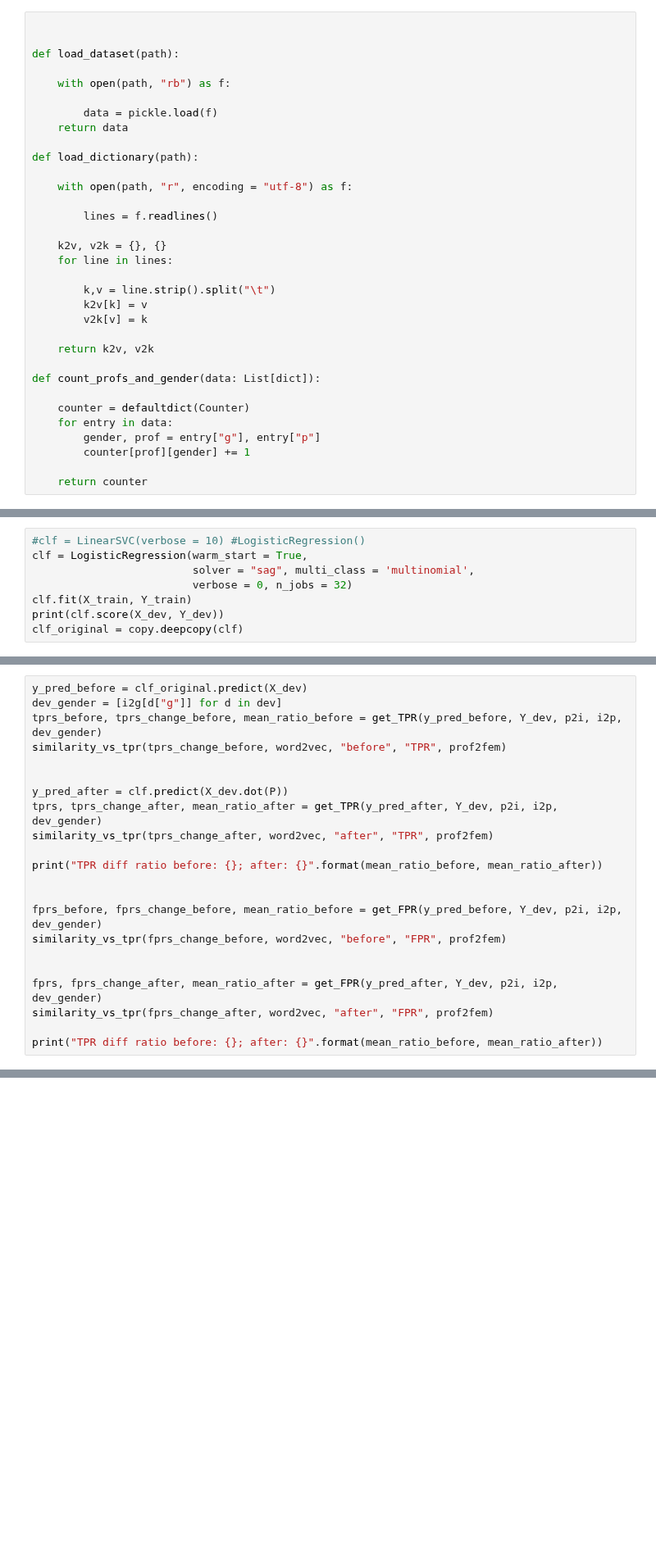
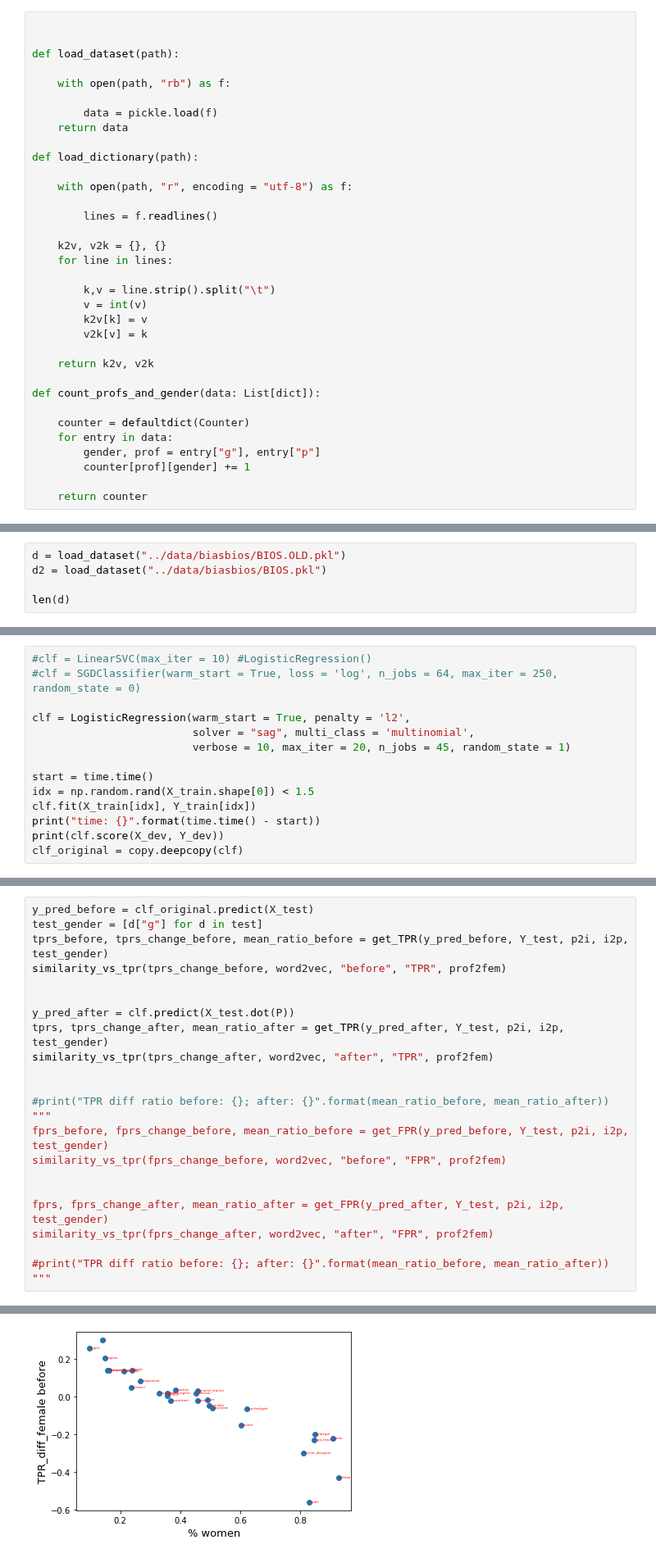
Before and after one commit to shauli-ravfogel/nullspace_projection, a Jupyter notebook: notebooks/biosbias2.ipynb, the cells around one changed output, grey strips where cells are left out. Shown at 82% size. Saved outputs shown, nothing was run; the diff lists cells and outputs as text; blank space fills up the shorter version.

```diff
--- a/notebooks/biosbias2.ipynb
+++ b/notebooks/biosbias2.ipynb
@@ -80,6 +76,7 @@ def load_dictionary(path):
     for line in lines:
 
         k,v = line.strip().split("\t")
+        v = int(v)
         k2v[k] = v
         v2k[v] = k
 
@@ -208,0 +243,5 @@ X_dev, Y_dev =  get_embeddings_based_dataset(dev, word2vec, p2i)
+# %%
+d = load_dataset("../data/biasbios/BIOS.OLD.pkl")
+d2 = load_dataset("../data/biasbios/BIOS.pkl")
+
+len(d)
@@ -209,8 +250,14 @@ X_dev, Y_dev =  get_embeddings_based_dataset(dev, word2vec, p2i)
 # %%
-#clf = LinearSVC(verbose = 10) #LogisticRegression()
-clf = LogisticRegression(warm_start = True,
+#clf = LinearSVC(max_iter = 10) #LogisticRegression()
+#clf = SGDClassifier(warm_start = True, loss = 'log', n_jobs = 64, max_iter = 250, random_state = 0)
+
+clf = LogisticRegression(warm_start = True, penalty = 'l2',
                          solver = "sag", multi_class = 'multinomial',
-                         verbose = 0, n_jobs = 32)
-clf.fit(X_train, Y_train)
+                         verbose = 10, max_iter = 20, n_jobs = 45, random_state = 1)
+
+start = time.time()
+idx = np.random.rand(X_train.shape[0]) < 1.5
+clf.fit(X_train[idx], Y_train[idx])
+print("time: {}".format(time.time() - start))
 print(clf.score(X_dev, Y_dev))
 clf_original = copy.deepcopy(clf)
@@ -376,24 +484,26 @@ def save_vecs_and_words(vecs, words):
             for w in words:
                 f.write(w + "\n")
 # %%
-y_pred_before = clf_original.predict(X_dev)
-dev_gender = [i2g[d["g"]] for d in dev]
-tprs_before, tprs_change_before, mean_ratio_before = get_TPR(y_pred_before, Y_dev, p2i, i2p, dev_gender)
+y_pred_before = clf_original.predict(X_test)
+test_gender = [d["g"] for d in test]
+tprs_before, tprs_change_before, mean_ratio_before = get_TPR(y_pred_before, Y_test, p2i, i2p, test_gender)
 similarity_vs_tpr(tprs_change_before, word2vec, "before", "TPR", prof2fem)
 
 
-y_pred_after = clf.predict(X_dev.dot(P))
-tprs, tprs_change_after, mean_ratio_after = get_TPR(y_pred_after, Y_dev, p2i, i2p, dev_gender)
+y_pred_after = clf.predict(X_test.dot(P))
+tprs, tprs_change_after, mean_ratio_after = get_TPR(y_pred_after, Y_test, p2i, i2p, test_gender)
 similarity_vs_tpr(tprs_change_after, word2vec, "after", "TPR", prof2fem)
 
-print("TPR diff ratio before: {}; after: {}".format(mean_ratio_before, mean_ratio_after))
 
-
-fprs_before, fprs_change_before, mean_ratio_before = get_FPR(y_pred_before, Y_dev, p2i, i2p, dev_gender)
+#print("TPR diff ratio before: {}; after: {}".format(mean_ratio_before, mean_ratio_after))
+"""
+fprs_before, fprs_change_before, mean_ratio_before = get_FPR(y_pred_before, Y_test, p2i, i2p, test_gender)
 similarity_vs_tpr(fprs_change_before, word2vec, "before", "FPR", prof2fem)
 
 
-fprs, fprs_change_after, mean_ratio_after = get_FPR(y_pred_after, Y_dev, p2i, i2p, dev_gender)
+fprs, fprs_change_after, mean_ratio_after = get_FPR(y_pred_after, Y_test, p2i, i2p, test_gender)
 similarity_vs_tpr(fprs_change_after, word2vec, "after", "FPR", prof2fem)
 
-print("TPR diff ratio before: {}; after: {}".format(mean_ratio_before, mean_ratio_after))
+#print("TPR diff ratio before: {}; after: {}".format(mean_ratio_before, mean_ratio_after))
+"""
+# %% [output]
@@ -399,0 +511 @@ print("TPR diff ratio before: {}; after: {}".format(mean_ratio_before, mean_rati
+[figure, added]
```
Also changed, not shown: parts of 29 cells of this notebook.
